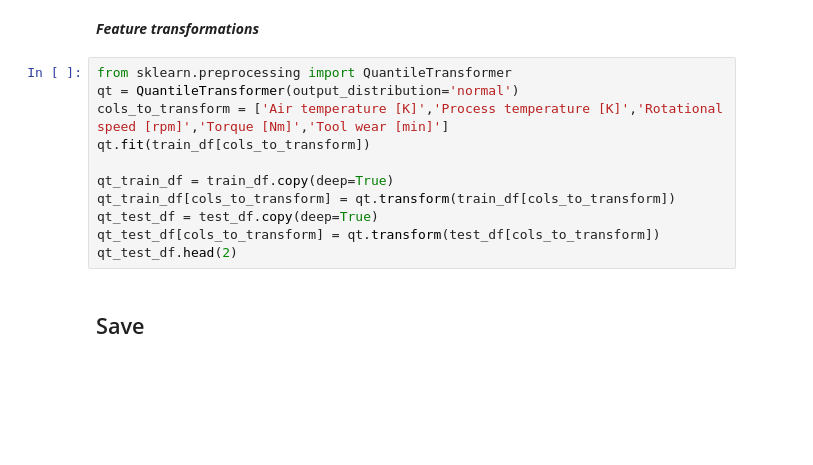
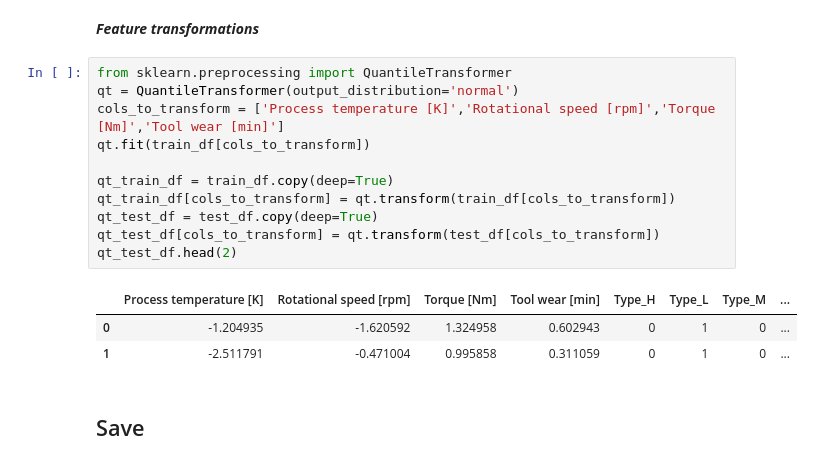
Before and after one commit to earth1987/machine-failure, a Jupyter notebook: notebooks/data_exploration.ipynb, the cells around one changed output. Drawn from its saved outputs; the diff is of its cells as text; blank space fills up the shorter version.

```diff
--- a/notebooks/data_exploration.ipynb
+++ b/notebooks/data_exploration.ipynb
@@ -432,14 +434,18 @@ KeyError: "['Air temperature [K]'] not in index"
 # %%
 from sklearn.preprocessing import QuantileTransformer
 qt = QuantileTransformer(output_distribution='normal')
-cols_to_transform = ['Air temperature [K]','Process temperature [K]','Rotational speed [rpm]','Torque [Nm]','Tool wear [min]']
+cols_to_transform = ['Process temperature [K]','Rotational speed [rpm]','Torque [Nm]','Tool wear [min]']
 qt.fit(train_df[cols_to_transform])
 
 qt_train_df = train_df.copy(deep=True)
 qt_train_df[cols_to_transform] = qt.transform(train_df[cols_to_transform])
 qt_test_df = test_df.copy(deep=True)
 qt_test_df[cols_to_transform] = qt.transform(test_df[cols_to_transform])
 qt_test_df.head(2)
+# %% [output]
+|  | Process temperature [K] | Rotational speed [rpm] | Torque [Nm] | Tool wear [min] | Type_H | Type_L | Type_M | ... |
+| 0 | -1.204935 | -1.620592 | 1.324958 | 0.602943 | 0 | 1 | 0 | ... |
+| 1 | -2.511791 | -0.471004 | 0.995858 | 0.311059 | 0 | 1 | 0 | ... |
 # %% [markdown]
 ## Save
 # %%
```
Also changed, not shown: parts of 1 cell of this notebook.
